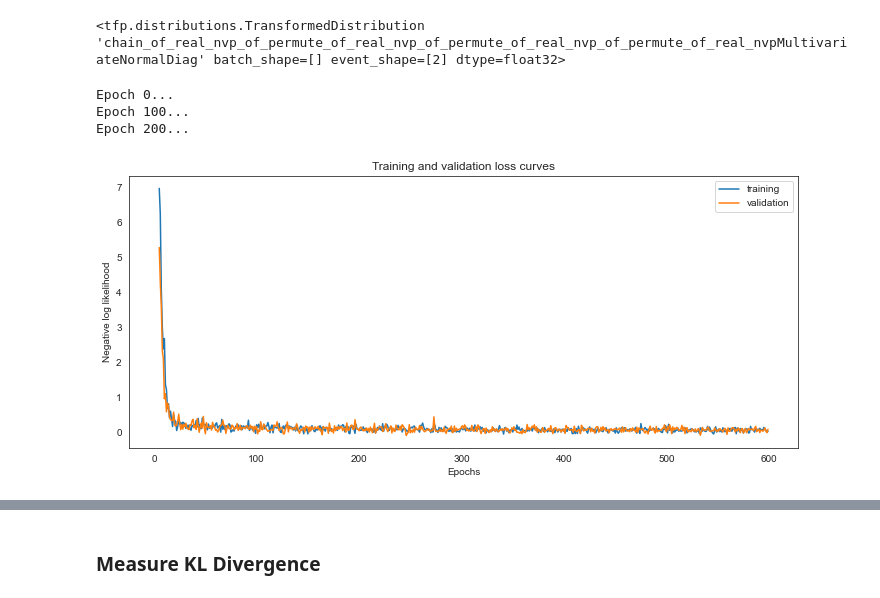
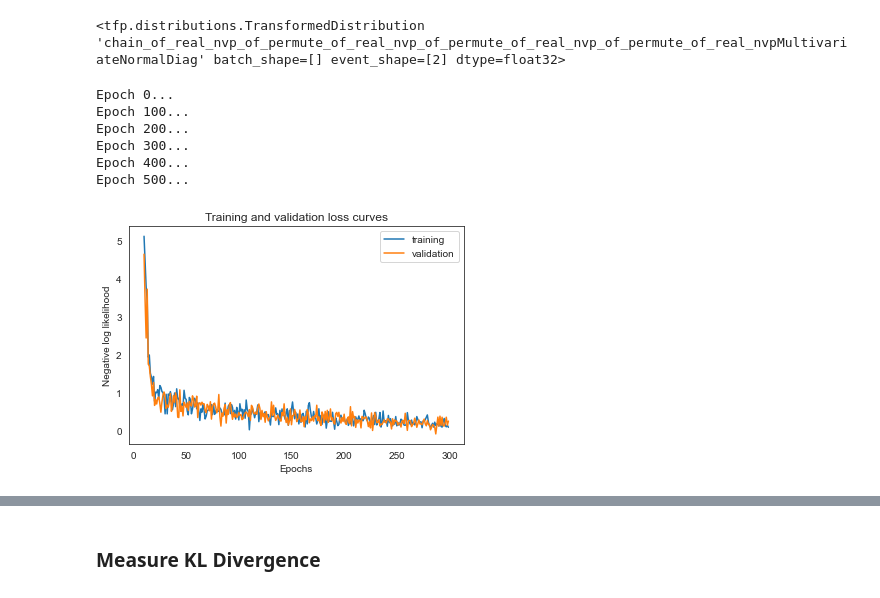
Before and after one commit to kgkeklikci/Normalizing-Flows, a Jupyter notebook: beta-vae-normalizing-flows/thoracic-surgery/beta-vae-nice-thoracic-surgery.ipynb, the cells around one changed output, grey strips where cells are left out. Cells and saved outputs as stored; diff of their text form; code cells hidden in the pictures.

```diff
--- a/beta-vae-normalizing-flows/thoracic-surgery/beta-vae-nice-thoracic-surgery.ipynb
+++ b/beta-vae-normalizing-flows/thoracic-surgery/beta-vae-nice-thoracic-surgery.ipynb
@@ -219,8 +216,9 @@ sns.despine()
 # %% [markdown]
 ### Compile and fit the model
 # %%
-X_train[keepdims[1:]] = X_train[keepdims[1:]].astype(np.float32)
-X_test[keepdims[1:]] = X_test[keepdims[1:]].astype(np.float32)
+X_test.drop(['DGN'], axis=1, inplace=True)
 # %%
-X_train.drop('DGN',axis=1,inplace=True)
-X_test.drop('DGN',axis=1,inplace=True)
+X_train[keepdims[1:]] = X_train[keepdims[1:]].astype(np.float32)
+X_test[keepdims[1:]] = X_test[keepdims[1:]].astype(np.float32)
+# %%
+X_train.drop(['DGN', 'Risk1Yr'], axis=1, inplace=True)
@@ -227,6 +237,6 @@ X_test.drop('DGN',axis=1,inplace=True)
 # %%
 optimizer = Adam(learning_rate=3e-4)
-epochs = 600
+epochs = 300
 epoch_callback = LambdaCallback(on_epoch_end=lambda epoch, logs: print('\n Epoch {}/{}'.format(epoch+1, epochs, logs),
                                                                        '\n\t ' + (': {:.4f}, '.join(logs.keys()) + ': {:.4f}').format(*logs.values()))
                                 if epoch % 100 == 0 else False
@@ -493,7 +399,7 @@ def make_samples():
         names.append(bijector.name)
     return names, samples
 # %%
-num_epochs = 300
+num_epochs = 600
 opt = tf.keras.optimizers.Adam(3e-4)
 train_losses = []
 valid_losses = []
@@ -521,22 +427,24 @@ for epoch in range(num_epochs):
 Epoch 0...
 Epoch 100...
 Epoch 200...
+Epoch 300...
+Epoch 400...
+Epoch 500...
 # %%
-plt.figure(figsize=(12, 5))
-cutoff = 5
+cutoff=10
 train_losses = history.history['loss'][cutoff:]
 valid_losses = history.history['val_loss'][cutoff:]
 
 plt.plot(np.arange(cutoff, epochs), train_losses, label='training')
 plt.plot(np.arange(cutoff, epochs), valid_losses, label='validation')
 
 plt.legend()
 plt.xlabel("Epochs")
 plt.ylabel("Negative log likelihood")
 plt.title("Training and validation loss curves")
 plt.show()
 # %% [output]
-[figure, old version]
+[figure, new version]
 # %%
 names, samples = make_samples()
 # %%
```
Also changed, not shown: parts of 39 cells of this notebook, 2 other files.
